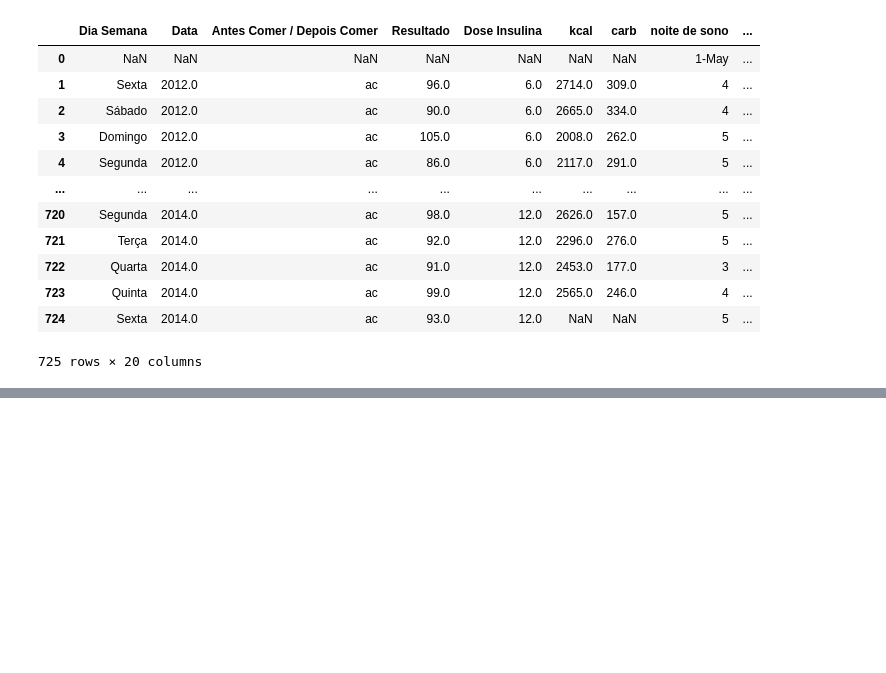
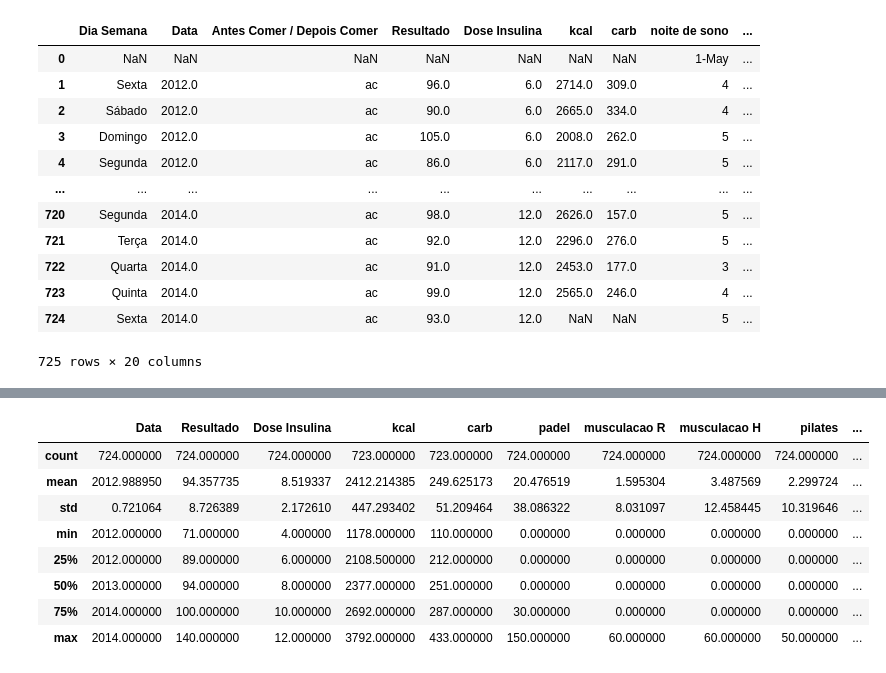
Before and after one commit to luiz-bcardoso/UFN-DataScience, a Jupyter notebook: pandas_basics.ipynb, the cells around one changed output, grey strips where cells are left out. Cells and saved outputs as stored; diff of their text form; code cells hidden in the pictures; blank space fills up the shorter version.

```diff
--- a/pandas_basics.ipynb
+++ b/pandas_basics.ipynb
@@ -301,0 +342,12 @@ df_glicose
+# %%
+df_glicose.describe()
+# %% [output]
+|  | Data | Resultado | Dose Insulina | kcal | carb | padel | musculacao R | musculacao H | pilates | ... |
+| count | 724.000000 | 724.000000 | 724.000000 | 723.000000 | 723.000000 | 724.000000 | 724.000000 | 724.000000 | 724.000000 | ... |
+| mean | 2012.988950 | 94.357735 | 8.519337 | 2412.214385 | 249.625173 | 20.476519 | 1.595304 | 3.487569 | 2.299724 | ... |
+| std | 0.721064 | 8.726389 | 2.172610 | 447.293402 | 51.209464 | 38.086322 | 8.031097 | 12.458445 | 10.319646 | ... |
+| min | 2012.000000 | 71.000000 | 4.000000 | 1178.000000 | 110.000000 | 0.000000 | 0.000000 | 0.000000 | 0.000000 | ... |
+| 25% | 2012.000000 | 89.000000 | 6.000000 | 2108.500000 | 212.000000 | 0.000000 | 0.000000 | 0.000000 | 0.000000 | ... |
+| 50% | 2013.000000 | 94.000000 | 8.000000 | 2377.000000 | 251.000000 | 0.000000 | 0.000000 | 0.000000 | 0.000000 | ... |
+| 75% | 2014.000000 | 100.000000 | 10.000000 | 2692.000000 | 287.000000 | 30.000000 | 0.000000 | 0.000000 | 0.000000 | ... |
+| max | 2014.000000 | 140.000000 | 12.000000 | 3792.000000 | 433.000000 | 150.000000 | 60.000000 | 60.000000 | 50.000000 | ... |
```
Also changed, not shown: parts of 15 cells of this notebook, 1 other file.
